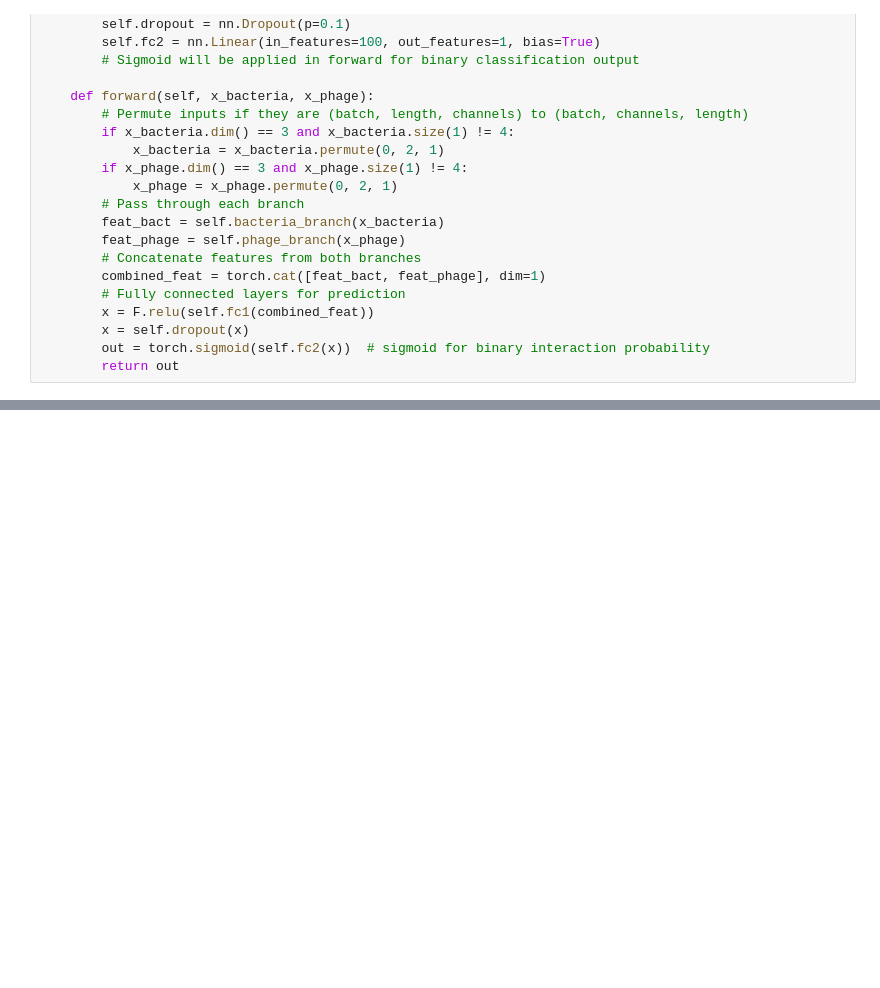
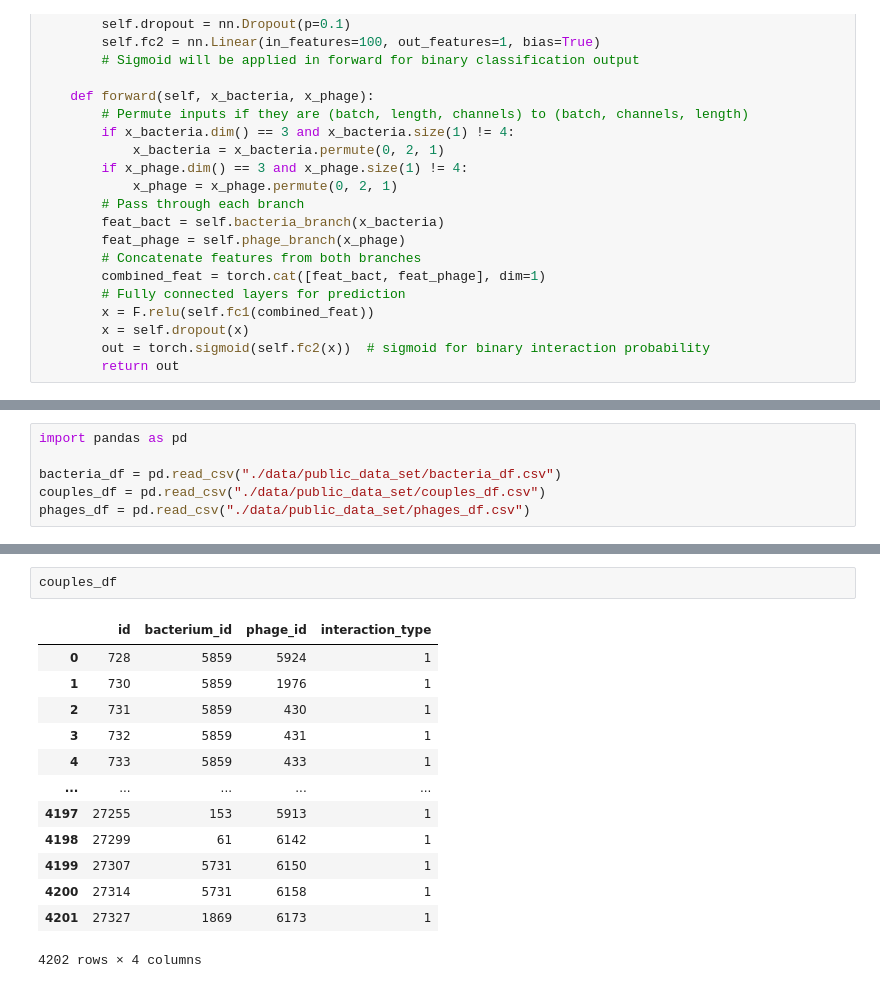
Before and after one commit to arthurbabey/gradcam1D, a Jupyter notebook: keras2torch.ipynb, the cells around one changed output, grey strips where cells are left out. Cells and saved outputs as stored; diff of their text form; blank space fills up the shorter version.

```diff
--- a/keras2torch.ipynb
+++ b/keras2torch.ipynb
@@ -264,0 +292,6 @@ def plot_sequence_gradcam(sequence, importance_scores, start=None, end=None, win
+# %%
+import pandas as pd
+
+bacteria_df = pd.read_csv("./data/public_data_set/bacteria_df.csv")
+couples_df = pd.read_csv("./data/public_data_set/couples_df.csv")
+phages_df = pd.read_csv("./data/public_data_set/phages_df.csv")
@@ -264,0 +330,16 @@ def plot_sequence_gradcam(sequence, importance_scores, start=None, end=None, win
+# %%
+couples_df
+# %% [output]
+|  | id | bacterium_id | phage_id | interaction_type |
+| 0 | 728 | 5859 | 5924 | 1 |
+| 1 | 730 | 5859 | 1976 | 1 |
+| 2 | 731 | 5859 | 430 | 1 |
+| 3 | 732 | 5859 | 431 | 1 |
+| 4 | 733 | 5859 | 433 | 1 |
+| ... | ... | ... | ... | ... |
+| 4197 | 27255 | 153 | 5913 | 1 |
+| 4198 | 27299 | 61 | 6142 | 1 |
+| 4199 | 27307 | 5731 | 6150 | 1 |
+| 4200 | 27314 | 5731 | 6158 | 1 |
+| 4201 | 27327 | 1869 | 6173 | 1 |
+4202 rows × 4 columns
```
Also changed, not shown: parts of 18 cells of this notebook.
